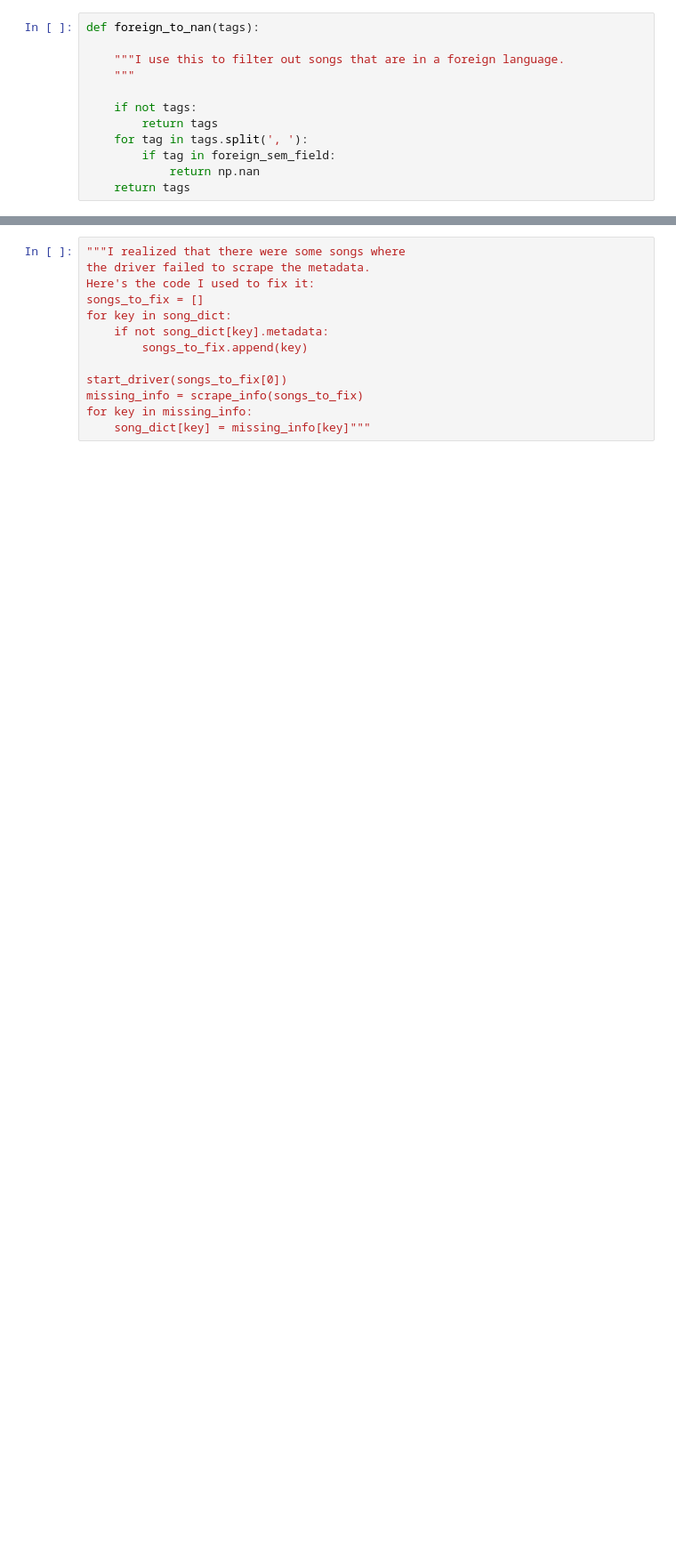
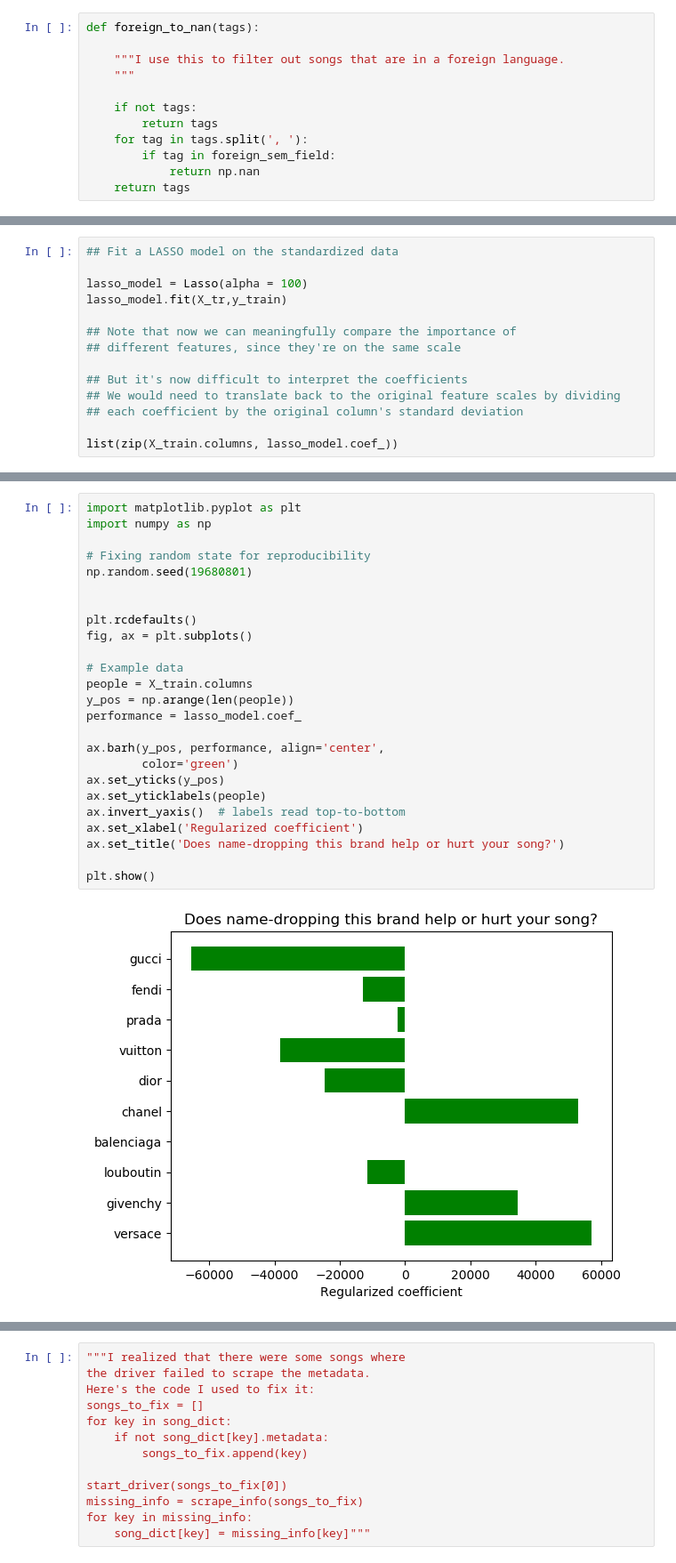
Before and after one commit to natdennett/luther, a Jupyter notebook: natdennett_luther.ipynb, the cells around one changed output, grey strips where cells are left out. Shown at 89% size. Drawn from its saved outputs; the diff is of its cells as text; blank space fills up the shorter version.

Commit message:
updated with regularization and breakdown by brand and genre

```diff
--- a/natdennett_luther.ipynb
+++ b/natdennett_luther.ipynb
@@ -442,0 +556,14 @@ strong multicollinearity or other numerical problems.
+# %%
+## Fit a LASSO model on the standardized data
+
+lasso_model = Lasso(alpha = 100)
+lasso_model.fit(X_tr,y_train)
+
+## Note that now we can meaningfully compare the importance of
+## different features, since they're on the same scale
+
+## But it's now difficult to interpret the coefficients
+## We would need to translate back to the original feature scales by dividing
+## each coefficient by the original column's standard deviation
+
+list(zip(X_train.columns, lasso_model.coef_))
@@ -442,0 +581,27 @@ strong multicollinearity or other numerical problems.
+# %%
+import matplotlib.pyplot as plt
+import numpy as np
+
+# Fixing random state for reproducibility
+np.random.seed(19680801)
+
+
+plt.rcdefaults()
+fig, ax = plt.subplots()
+
+# Example data
+people = X_train.columns
+y_pos = np.arange(len(people))
+performance = lasso_model.coef_
+
+ax.barh(y_pos, performance, align='center',
+        color='green')
+ax.set_yticks(y_pos)
+ax.set_yticklabels(people)
+ax.invert_yaxis()  # labels read top-to-bottom
+ax.set_xlabel('Regularized coefficient')
+ax.set_title('Does name-dropping this brand help or hurt your song?')
+
+plt.show()
+# %% [output]
+[figure, added]
```
Also changed, not shown: parts of 44 cells of this notebook, 1 other file.
